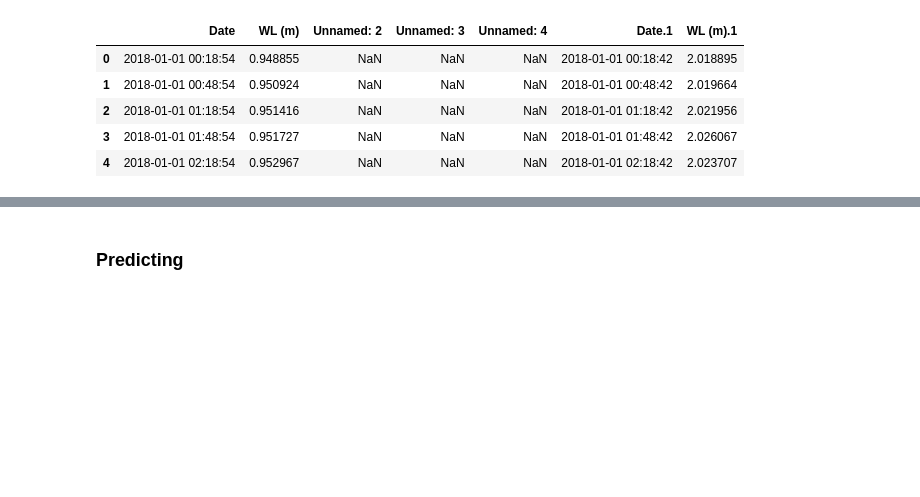
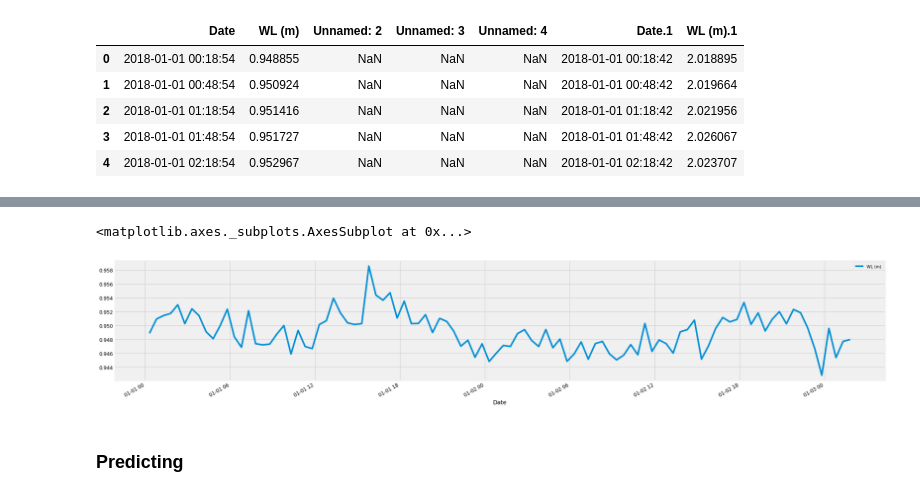
Before and after one commit to abhishekyadav2597/MTP, a Jupyter notebook: MTP_Project_.ipynb, the cells around one changed output, grey strips where cells are left out. Saved outputs shown, nothing was run; the diff lists cells and outputs as text; code cells hidden in the pictures; blank space fills up the shorter version.

```diff
--- a/MTP_Project_.ipynb
+++ b/MTP_Project_.ipynb
@@ -394,3 +399,13 @@ sns.boxplot(x=df1["WL (m)"],orient='v')
+# %%
+df_sub=df1[:100]
+# %%
+df_sub['Date']=pd.to_datetime(df_sub['Date'])
+df_sub=df_sub.set_index('Date')
+# %%
+df_sub.plot(figsize=(30, 6))
+# %% [output]
+<matplotlib.axes._subplots.AxesSubplot at 0x...>
+[figure, added]
 # %% [markdown]
 ### Predicting
 # %%
```
Also changed, not shown: parts of 25 cells of this notebook.
